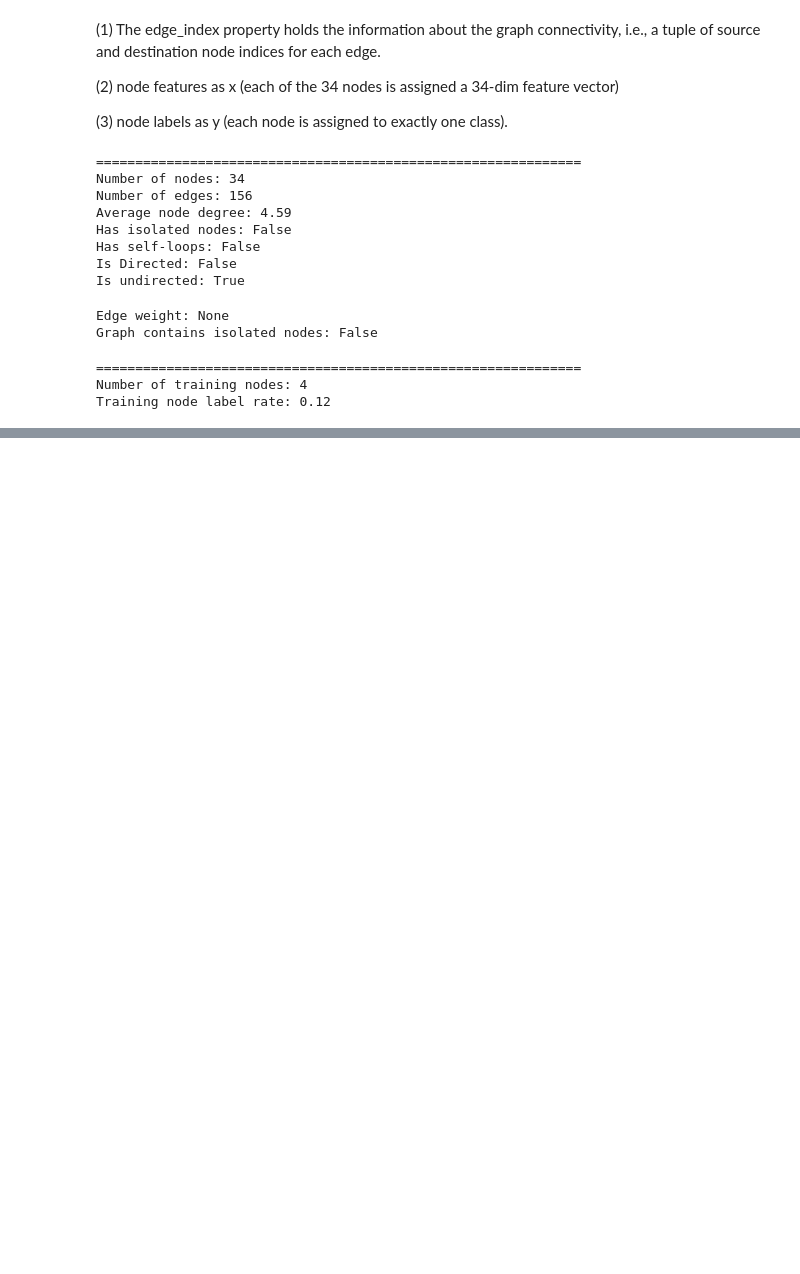
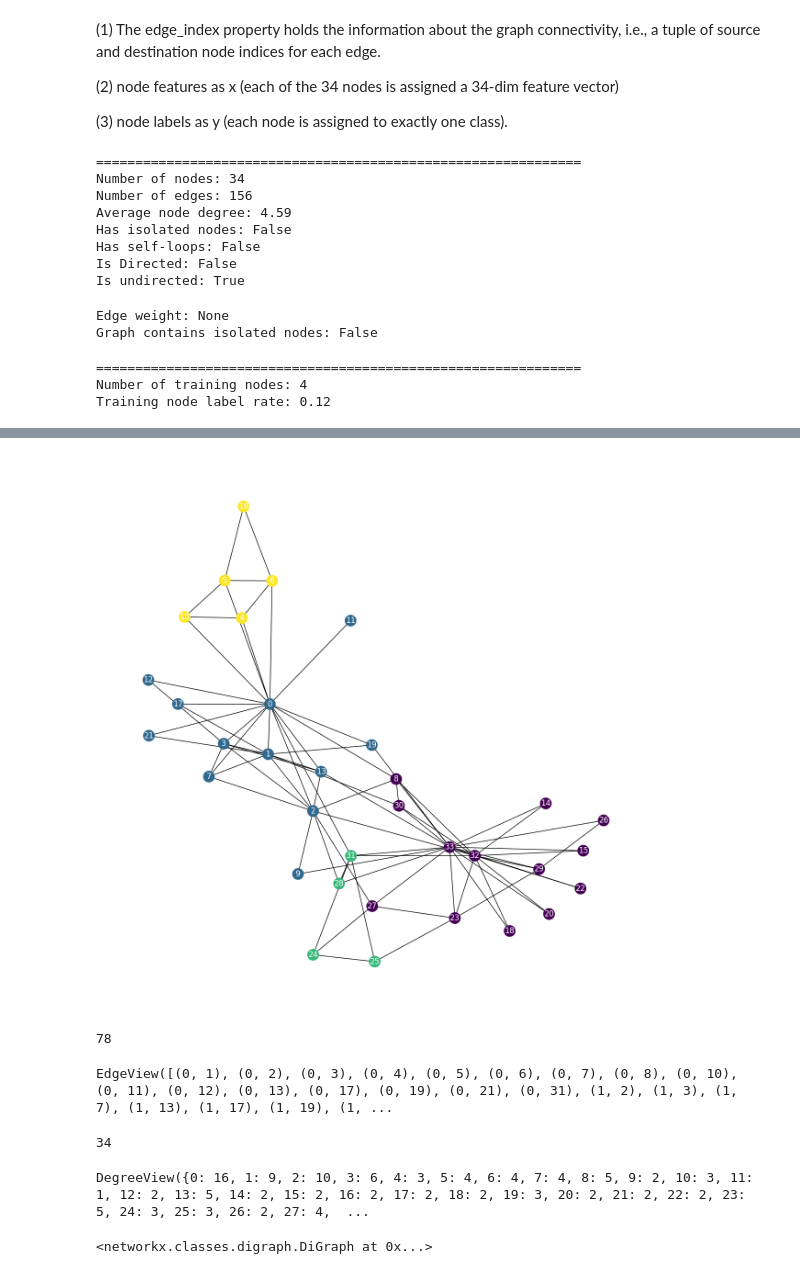
Before and after one commit to SAMANTA1401/graph_neural_network, a Jupyter notebook: notebook/karate_club.ipynb, the cells around one changed output, grey strips where cells are left out. Saved outputs shown, nothing was run; the diff lists cells and outputs as text; code cells hidden in the pictures; blank space fills up the shorter version.

```diff
--- a/notebook/karate_club.ipynb
+++ b/notebook/karate_club.ipynb
@@ -96,0 +274,20 @@ Training node label rate: 0.12
+# %%
+plt.figure(figsize=(12,12))
+nx.draw(karate_undirected_graph, cmap=plt.get_cmap('viridis'), with_labels=True, node_color=data.y, font_color='white')
+# 4 Classes are visible
+# %% [output]
+[figure, added]
+# %%
+
+print(karate_undirected_graph.number_of_edges())
+karate_undirected_graph.edges
+# %% [output]
+78
+EdgeView([(0, 1), (0, 2), (0, 3), (0, 4), (0, 5), (0, 6), (0, 7), (0, 8), (0, 10), (0, 11), (0, 12), (0, 13), (0, 17), (0, 19), (0, 21), (0, 31), (1, 2), (1, 3), (1, 7), (1, 13), (1, 17), (1, 19), (1, ...
+# %%
+
+print(karate_undirected_graph.number_of_nodes())
+karate_undirected_graph.degree
+# %% [output]
+34
+DegreeView({0: 16, 1: 9, 2: 10, 3: 6, 4: 3, 5: 4, 6: 4, 7: 4, 8: 5, 9: 2, 10: 3, 11: 1, 12: 2, 13: 5, 14: 2, 15: 2, 16: 2, 17: 2, 18: 2, 19: 3, 20: 2, 21: 2, 22: 2, 23: 5, 24: 3, 25: 3, 26: 2, 27: 4,  ...
@@ -96,0 +296,4 @@ Training node label rate: 0.12
+# %%
+karate_directed_graph
+# %% [output]
+<networkx.classes.digraph.DiGraph at 0x...>
```
Also changed, not shown: parts of 25 cells of this notebook.
